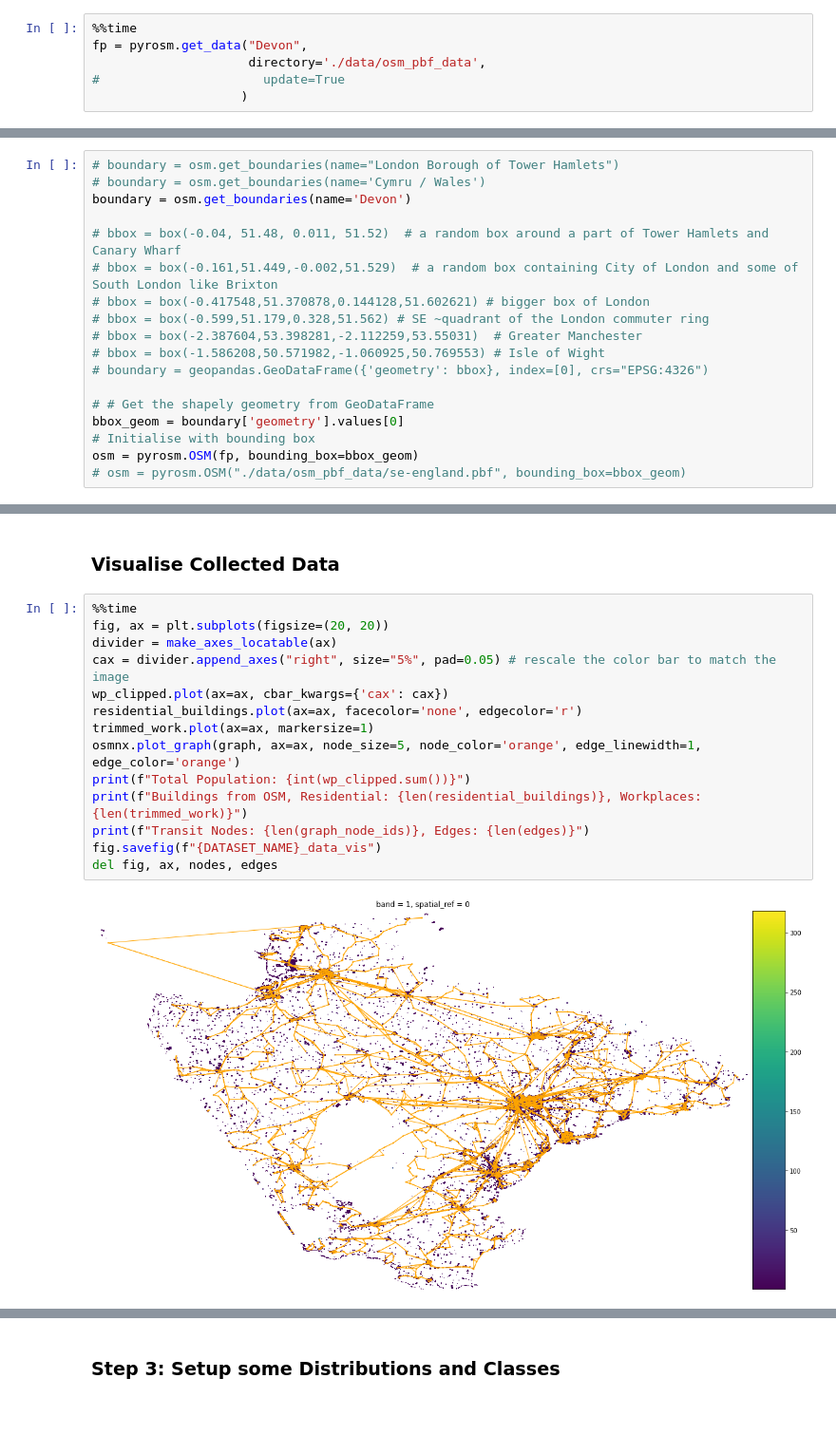
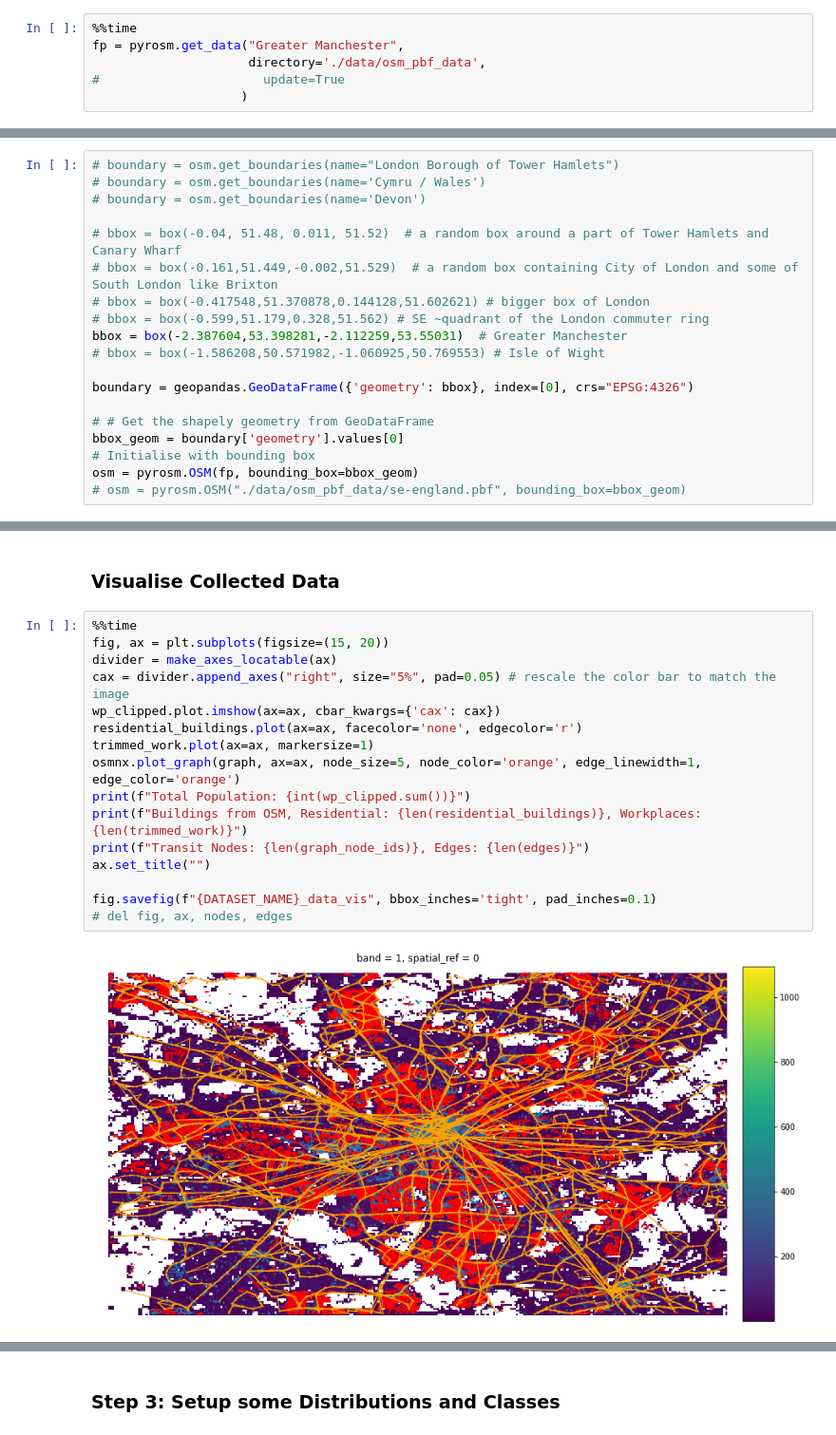
Before and after one commit to Alfred-Mountfield/outbreak-sim, a Jupyter notebook: python/synthetic_environments/population_gen.ipynb, the cells around one changed output, grey strips where cells are left out. Shown: that part at 95% size. Cells and saved outputs as stored; diff of their text form.

```diff
--- a/python/synthetic_environments/population_gen.ipynb
+++ b/python/synthetic_environments/population_gen.ipynb
@@ -48,7 +48,7 @@ Path(f"pickles/{DATASET_NAME}").mkdir(parents=True, exist_ok=True)
 ##### Get OpenStreetMap data
 # %%
 %%time
-fp = pyrosm.get_data("Devon",
+fp = pyrosm.get_data("Greater Manchester",
                      directory='./data/osm_pbf_data',
 #                      update=True
                     )
@@ -72,15 +65,16 @@ boundaries.head(3) # left as an example to see possible Boundary choices
 # %%
 # boundary = osm.get_boundaries(name="London Borough of Tower Hamlets")
 # boundary = osm.get_boundaries(name='Cymru / Wales')
-boundary = osm.get_boundaries(name='Devon')
+# boundary = osm.get_boundaries(name='Devon')
 
 # bbox = box(-0.04, 51.48, 0.011, 51.52)  # a random box around a part of Tower Hamlets and Canary Wharf
 # bbox = box(-0.161,51.449,-0.002,51.529)  # a random box containing City of London and some of South London like Brixton
 # bbox = box(-0.417548,51.370878,0.144128,51.602621) # bigger box of London
 # bbox = box(-0.599,51.179,0.328,51.562) # SE ~quadrant of the London commuter ring
-# bbox = box(-2.387604,53.398281,-2.112259,53.55031)  # Greater Manchester
+bbox = box(-2.387604,53.398281,-2.112259,53.55031)  # Greater Manchester
 # bbox = box(-1.586208,50.571982,-1.060925,50.769553) # Isle of Wight
-# boundary = geopandas.GeoDataFrame({'geometry': bbox}, index=[0], crs="EPSG:4326")
+
+boundary = geopandas.GeoDataFrame({'geometry': bbox}, index=[0], crs="EPSG:4326")
 
 # # Get the shapely geometry from GeoDataFrame
 bbox_geom = boundary['geometry'].values[0]
@@ -236,17 +233,19 @@ graph_node_ids = osmnx.utils_graph.graph_to_gdfs(graph, edges=False).osmid # the
 ### Visualise Collected Data
 # %%
 %%time
-fig, ax = plt.subplots(figsize=(20, 20))
+fig, ax = plt.subplots(figsize=(15, 20))
 divider = make_axes_locatable(ax)
 cax = divider.append_axes("right", size="5%", pad=0.05) # rescale the color bar to match the image
-wp_clipped.plot(ax=ax, cbar_kwargs={'cax': cax})
+wp_clipped.plot.imshow(ax=ax, cbar_kwargs={'cax': cax})
 residential_buildings.plot(ax=ax, facecolor='none', edgecolor='r')
 trimmed_work.plot(ax=ax, markersize=1)
 osmnx.plot_graph(graph, ax=ax, node_size=5, node_color='orange', edge_linewidth=1, edge_color='orange')
 print(f"Total Population: {int(wp_clipped.sum())}")
 print(f"Buildings from OSM, Residential: {len(residential_buildings)}, Workplaces: {len(trimmed_work)}")
 print(f"Transit Nodes: {len(graph_node_ids)}, Edges: {len(edges)}")
-fig.savefig(f"{DATASET_NAME}_data_vis")
-del fig, ax, nodes, edges
+ax.set_title("")
+
+fig.savefig(f"{DATASET_NAME}_data_vis", bbox_inches='tight', pad_inches=0.1)
+# del fig, ax, nodes, edges
 # %% [output]
-[figure, old version]
+[figure, new version]
```
Also changed, not shown: parts of 29 cells of this notebook, 21 other files.
